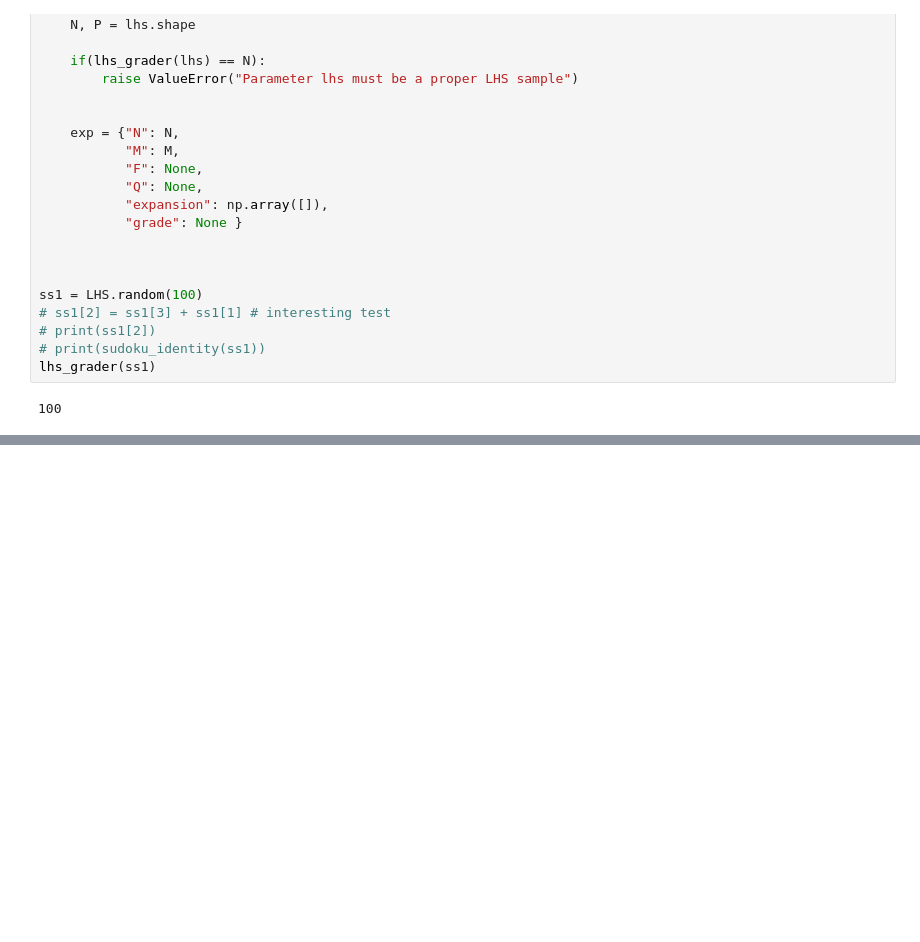
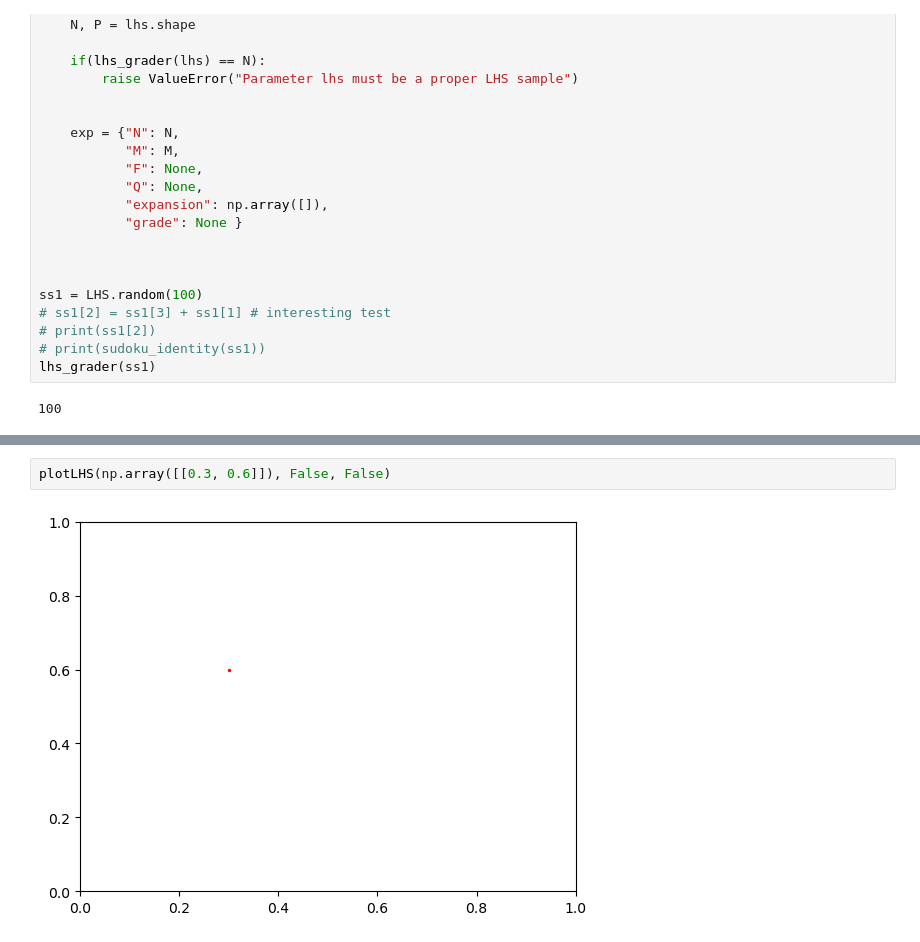
Before and after one commit to alecrespi/latinexpansion, a Jupyter notebook: eLHS.ipynb, the cells around one changed output, grey strips where cells are left out. Drawn from its saved outputs; the diff is of its cells as text; blank space fills up the shorter version.

```diff
--- a/eLHS.ipynb
+++ b/eLHS.ipynb
@@ -118,0 +159,4 @@ plotLHS(pss2, grid=True, highlight=True)
+# %%
+plotLHS(np.array([[0.3, 0.6]]), False, False)
+# %% [output]
+[figure, added]
```
Also changed, not shown: parts of 5 cells of this notebook.
